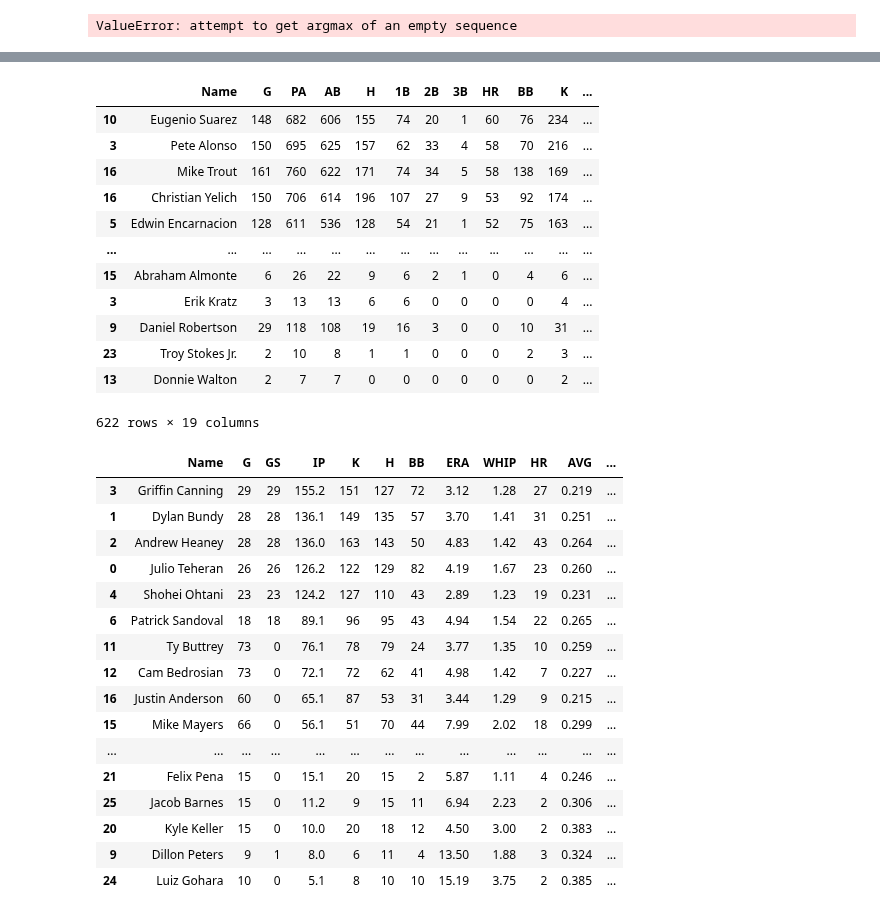
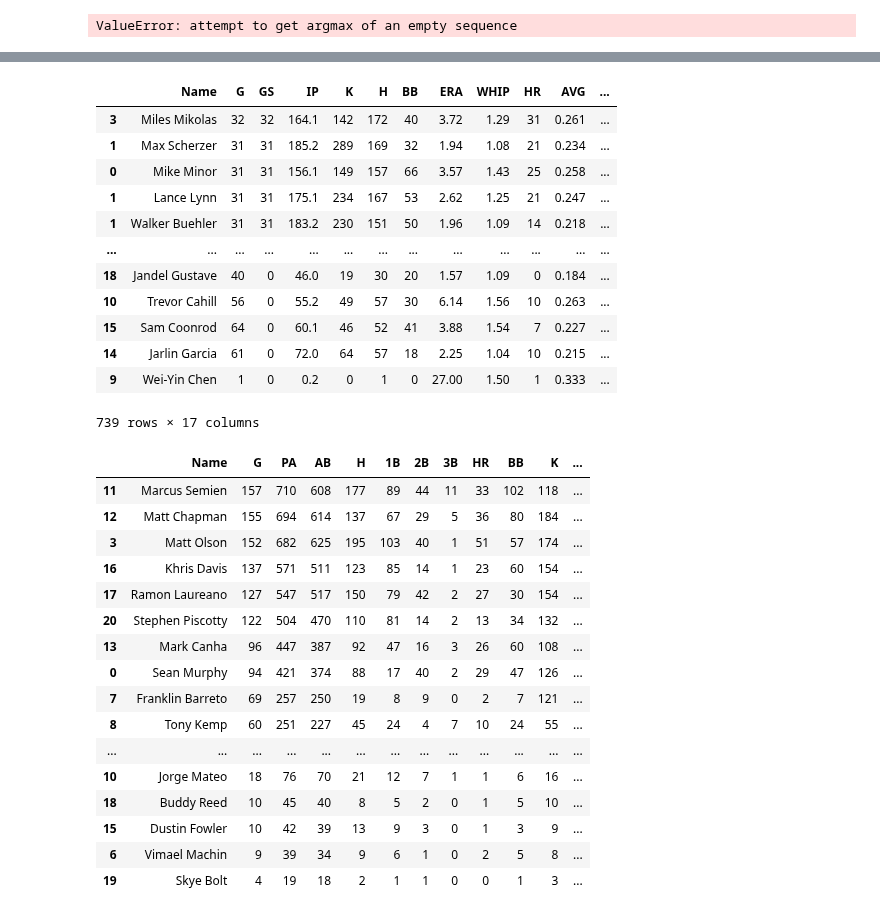
Before and after one commit to jmaloon1/Baseball-Simulator, a Jupyter notebook: Baseball Simulator.ipynb, the cells around one changed output, grey strips where cells are left out. Saved outputs shown, nothing was run; the diff lists cells and outputs as text; code cells hidden in the pictures.

```diff
--- a/Baseball Simulator.ipynb
+++ b/Baseball Simulator.ipynb
@@ -2279,40 +2300,40 @@ Seattle
 # %%
-ba.sort_values(by=['HR'], ascending=False)
+pi.sort_values(by=['GS'], ascending=False)
 # %% [output]
-|  | Name | G | PA | AB | H | 1B | 2B | 3B | HR | BB | K | ... |
-| 10 | Eugenio Suarez | 148 | 682 | 606 | 155 | 74 | 20 | 1 | 60 | 76 | 234 | ... |
-| 3 | Pete Alonso | 150 | 695 | 625 | 157 | 62 | 33 | 4 | 58 | 70 | 216 | ... |
-| 16 | Mike Trout | 161 | 760 | 622 | 171 | 74 | 34 | 5 | 58 | 138 | 169 | ... |
-| 16 | Christian Yelich | 150 | 706 | 614 | 196 | 107 | 27 | 9 | 53 | 92 | 174 | ... |
-| 5 | Edwin Encarnacion | 128 | 611 | 536 | 128 | 54 | 21 | 1 | 52 | 75 | 163 | ... |
+|  | Name | G | GS | IP | K | H | BB | ERA | WHIP | HR | AVG | ... |
+| 3 | Miles Mikolas | 32 | 32 | 164.1 | 142 | 172 | 40 | 3.72 | 1.29 | 31 | 0.261 | ... |
+| 1 | Max Scherzer | 31 | 31 | 185.2 | 289 | 169 | 32 | 1.94 | 1.08 | 21 | 0.234 | ... |
+| 0 | Mike Minor | 31 | 31 | 156.1 | 149 | 157 | 66 | 3.57 | 1.43 | 25 | 0.258 | ... |
+| 1 | Lance Lynn | 31 | 31 | 175.1 | 234 | 167 | 53 | 2.62 | 1.25 | 21 | 0.247 | ... |
+| 1 | Walker Buehler | 31 | 31 | 183.2 | 230 | 151 | 50 | 1.96 | 1.09 | 14 | 0.218 | ... |
 | ... | ... | ... | ... | ... | ... | ... | ... | ... | ... | ... | ... | ... |
-| 15 | Abraham Almonte | 6 | 26 | 22 | 9 | 6 | 2 | 1 | 0 | 4 | 6 | ... |
-| 3 | Erik Kratz | 3 | 13 | 13 | 6 | 6 | 0 | 0 | 0 | 0 | 4 | ... |
-| 9 | Daniel Robertson | 29 | 118 | 108 | 19 | 16 | 3 | 0 | 0 | 10 | 31 | ... |
-| 23 | Troy Stokes Jr. | 2 | 10 | 8 | 1 | 1 | 0 | 0 | 0 | 2 | 3 | ... |
-| 13 | Donnie Walton | 2 | 7 | 7 | 0 | 0 | 0 | 0 | 0 | 0 | 2 | ... |
+| 18 | Jandel Gustave | 40 | 0 | 46.0 | 19 | 30 | 20 | 1.57 | 1.09 | 0 | 0.184 | ... |
+| 10 | Trevor Cahill | 56 | 0 | 55.2 | 49 | 57 | 30 | 6.14 | 1.56 | 10 | 0.263 | ... |
+| 15 | Sam Coonrod | 64 | 0 | 60.1 | 46 | 52 | 41 | 3.88 | 1.54 | 7 | 0.227 | ... |
+| 14 | Jarlin Garcia | 61 | 0 | 72.0 | 64 | 57 | 18 | 2.25 | 1.04 | 10 | 0.215 | ... |
+| 9 | Wei-Yin Chen | 1 | 0 | 0.2 | 0 | 1 | 0 | 27.00 | 1.50 | 1 | 0.333 | ... |
-622 rows × 19 columns
+739 rows × 17 columns
 # %%
-a, b = team_dict['Los Angeles Angels'].cum_stats_df()
-b
+a, b = team_dict['Oakland'].cum_stats_df()
+a
 # %% [output]
-|  | Name | G | GS | IP | K | H | BB | ERA | WHIP | HR | AVG | ... |
-| 3 | Griffin Canning | 29 | 29 | 155.2 | 151 | 127 | 72 | 3.12 | 1.28 | 27 | 0.219 | ... |
-| 1 | Dylan Bundy | 28 | 28 | 136.1 | 149 | 135 | 57 | 3.70 | 1.41 | 31 | 0.251 | ... |
-| 2 | Andrew Heaney | 28 | 28 | 136.0 | 163 | 143 | 50 | 4.83 | 1.42 | 43 | 0.264 | ... |
-| 0 | Julio Teheran | 26 | 26 | 126.2 | 122 | 129 | 82 | 4.19 | 1.67 | 23 | 0.260 | ... |
-| 4 | Shohei Ohtani | 23 | 23 | 124.2 | 127 | 110 | 43 | 2.89 | 1.23 | 19 | 0.231 | ... |
-| 6 | Patrick Sandoval | 18 | 18 | 89.1 | 96 | 95 | 43 | 4.94 | 1.54 | 22 | 0.265 | ... |
-| 11 | Ty Buttrey | 73 | 0 | 76.1 | 78 | 79 | 24 | 3.77 | 1.35 | 10 | 0.259 | ... |
-| 12 | Cam Bedrosian | 73 | 0 | 72.1 | 72 | 62 | 41 | 4.98 | 1.42 | 7 | 0.227 | ... |
-| 16 | Justin Anderson | 60 | 0 | 65.1 | 87 | 53 | 31 | 3.44 | 1.29 | 9 | 0.215 | ... |
-| 15 | Mike Mayers | 66 | 0 | 56.1 | 51 | 70 | 44 | 7.99 | 2.02 | 18 | 0.299 | ... |
+|  | Name | G | PA | AB | H | 1B | 2B | 3B | HR | BB | K | ... |
+| 11 | Marcus Semien | 157 | 710 | 608 | 177 | 89 | 44 | 11 | 33 | 102 | 118 | ... |
+| 12 | Matt Chapman | 155 | 694 | 614 | 137 | 67 | 29 | 5 | 36 | 80 | 184 | ... |
+| 3 | Matt Olson | 152 | 682 | 625 | 195 | 103 | 40 | 1 | 51 | 57 | 174 | ... |
+| 16 | Khris Davis | 137 | 571 | 511 | 123 | 85 | 14 | 1 | 23 | 60 | 154 | ... |
+| 17 | Ramon Laureano | 127 | 547 | 517 | 150 | 79 | 42 | 2 | 27 | 30 | 154 | ... |
+| 20 | Stephen Piscotty | 122 | 504 | 470 | 110 | 81 | 14 | 2 | 13 | 34 | 132 | ... |
+| 13 | Mark Canha | 96 | 447 | 387 | 92 | 47 | 16 | 3 | 26 | 60 | 108 | ... |
+| 0 | Sean Murphy | 94 | 421 | 374 | 88 | 17 | 40 | 2 | 29 | 47 | 126 | ... |
+| 7 | Franklin Barreto | 69 | 257 | 250 | 19 | 8 | 9 | 0 | 2 | 7 | 121 | ... |
+| 8 | Tony Kemp | 60 | 251 | 227 | 45 | 24 | 4 | 7 | 10 | 24 | 55 | ... |
 | ... | ... | ... | ... | ... | ... | ... | ... | ... | ... | ... | ... | ... |
-| 21 | Felix Pena | 15 | 0 | 15.1 | 20 | 15 | 2 | 5.87 | 1.11 | 4 | 0.246 | ... |
-| 25 | Jacob Barnes | 15 | 0 | 11.2 | 9 | 15 | 11 | 6.94 | 2.23 | 2 | 0.306 | ... |
-| 20 | Kyle Keller | 15 | 0 | 10.0 | 20 | 18 | 12 | 4.50 | 3.00 | 2 | 0.383 | ... |
-| 9 | Dillon Peters | 9 | 1 | 8.0 | 6 | 11 | 4 | 13.50 | 1.88 | 3 | 0.324 | ... |
-| 24 | Luiz Gohara | 10 | 0 | 5.1 | 8 | 10 | 10 | 15.19 | 3.75 | 2 | 0.385 | ... |
+| 10 | Jorge Mateo | 18 | 76 | 70 | 21 | 12 | 7 | 1 | 1 | 6 | 16 | ... |
+| 18 | Buddy Reed | 10 | 45 | 40 | 8 | 5 | 2 | 0 | 1 | 5 | 10 | ... |
+| 15 | Dustin Fowler | 10 | 42 | 39 | 13 | 9 | 3 | 0 | 1 | 3 | 9 | ... |
+| 6 | Vimael Machin | 9 | 39 | 34 | 9 | 6 | 1 | 0 | 2 | 5 | 8 | ... |
+| 19 | Skye Bolt | 4 | 19 | 18 | 2 | 1 | 1 | 0 | 0 | 1 | 3 | ... |
 # %%
 def convert_string(row, column):
 
```
Also changed, not shown: parts of 8 cells of this notebook.
